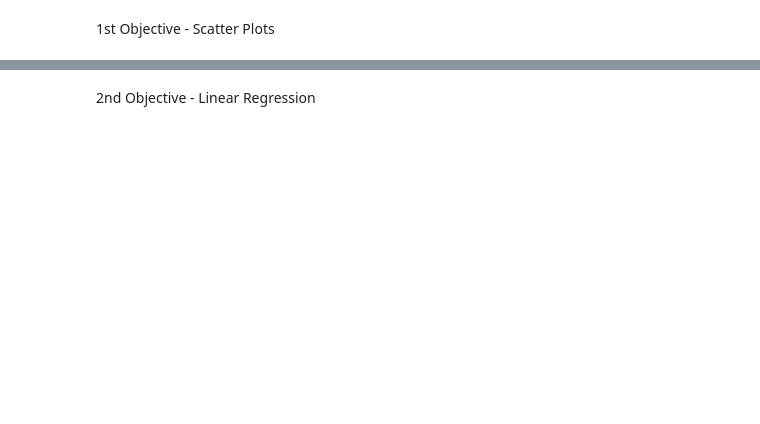
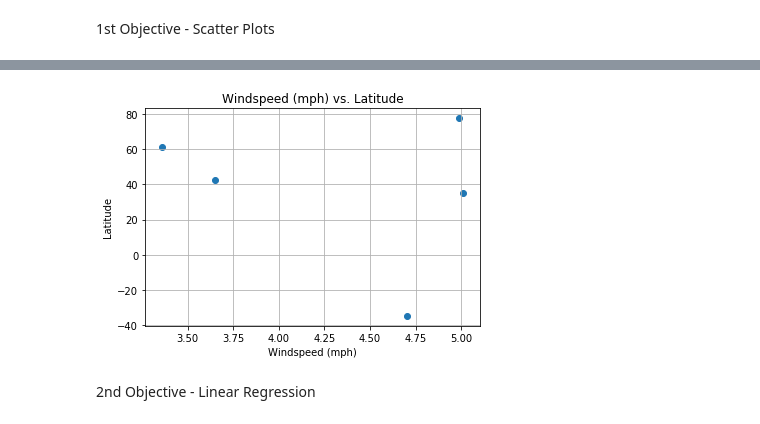
Before and after one commit to JKx2020/python-api-challenge, a Jupyter notebook: WeatherPy/weatherpy.ipynb, the cells around one changed output, grey strips where cells are left out. Drawn from its saved outputs; the diff is of its cells as text; code cells hidden in the pictures; blank space fills up the shorter version.

```diff
--- a/WeatherPy/weatherpy.ipynb
+++ b/WeatherPy/weatherpy.ipynb
@@ -155,11 +141,13 @@ plt.grid(True)
 #In the comparison of Cloudiness % vs Latitude, the code is looking at where the city sits by Latitude on the globe and then pulling it's current Cloud coverage %. The scatterplot is showing how distance from the equator might affect the cloudiness of a certain city.
 # %%
 #* Wind Speed (mph) vs. Latitude
-plt.scatter(windspeed,coord_df["Latitude"], marker = "o")
+plt.scatter(windspeed,city_lats, marker = "o")
 plt.title("Windspeed (mph) vs. Latitude")
 plt.xlabel("Windspeed (mph)")
 plt.ylabel("Latitude")
 plt.grid(True)
+# %% [output]
+[figure, added]
 # %%
 #In the comparison of Windspeed (mph) vs Latitude, the code is looking at where the city sits by Latitude on the globe and then pulling it's current wind speed. The scatterplot is showing how distance from the equator might affect windiness of a certain city.
 # %% [markdown]
```
Also changed, not shown: parts of 10 cells of this notebook.
